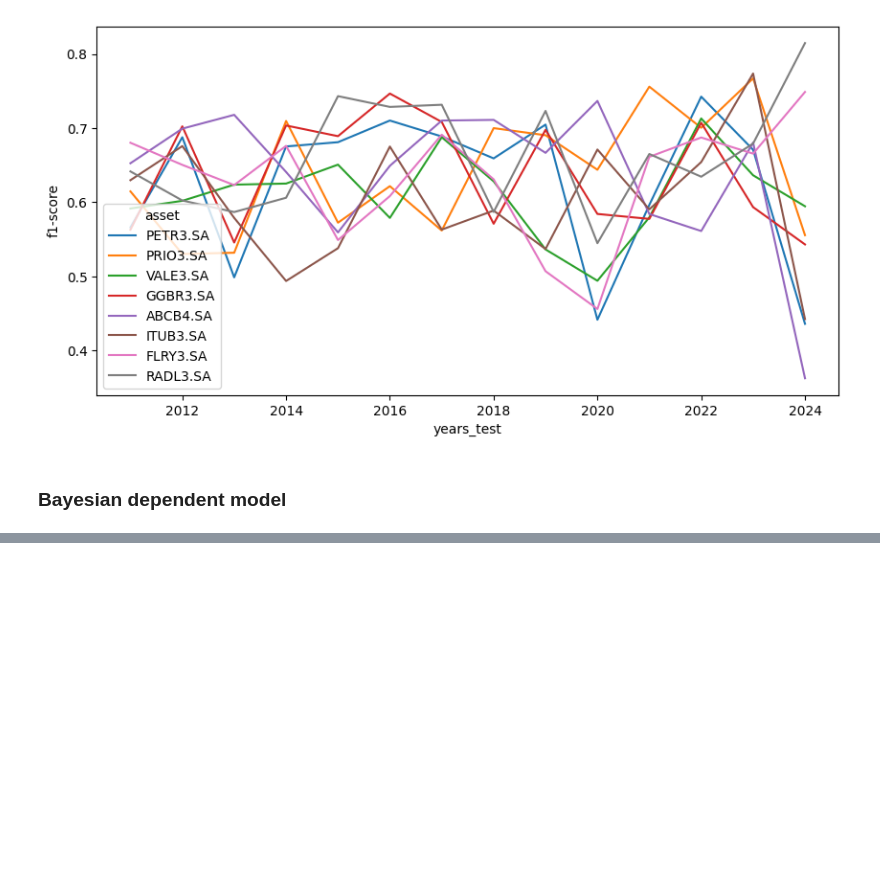
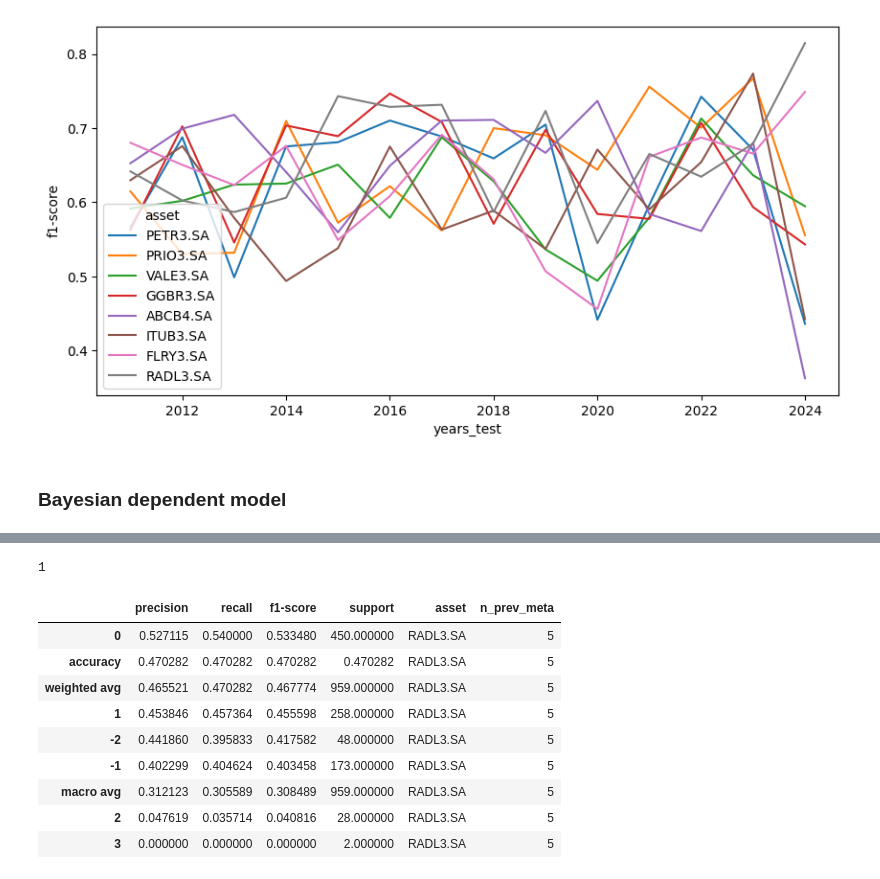
Before and after one commit to semcovici/Mean-Reversion-Prediction-with-Brazilian-Stocks-Market, a Jupyter notebook: notebooks/freq_model.ipynb, the cells around one changed output, grey strips where cells are left out. Drawn from its saved outputs; the diff is of its cells as text; code cells hidden in the pictures; blank space fills up the shorter version.

```diff
--- a/notebooks/freq_model.ipynb
+++ b/notebooks/freq_model.ipynb
@@ -403,0 +311,18 @@ df_results[
+# %%
+best_prev_meta = mean_score['f1-score'].idxmax()
+best_prev_meta
+# %% [output]
+1
+# %%
+df_results_p
+# %% [output]
+|  | precision | recall | f1-score | support | asset | n_prev_meta |
+| 0 | 0.527115 | 0.540000 | 0.533480 | 450.000000 | RADL3.SA | 5 |
+| accuracy | 0.470282 | 0.470282 | 0.470282 | 0.470282 | RADL3.SA | 5 |
+| weighted avg | 0.465521 | 0.470282 | 0.467774 | 959.000000 | RADL3.SA | 5 |
+| 1 | 0.453846 | 0.457364 | 0.455598 | 258.000000 | RADL3.SA | 5 |
+| -2 | 0.441860 | 0.395833 | 0.417582 | 48.000000 | RADL3.SA | 5 |
+| -1 | 0.402299 | 0.404624 | 0.403458 | 173.000000 | RADL3.SA | 5 |
+| macro avg | 0.312123 | 0.305589 | 0.308489 | 959.000000 | RADL3.SA | 5 |
+| 2 | 0.047619 | 0.035714 | 0.040816 | 28.000000 | RADL3.SA | 5 |
+| 3 | 0.000000 | 0.000000 | 0.000000 | 2.000000 | RADL3.SA | 5 |
```
Also changed, not shown: parts of 17 cells of this notebook.
